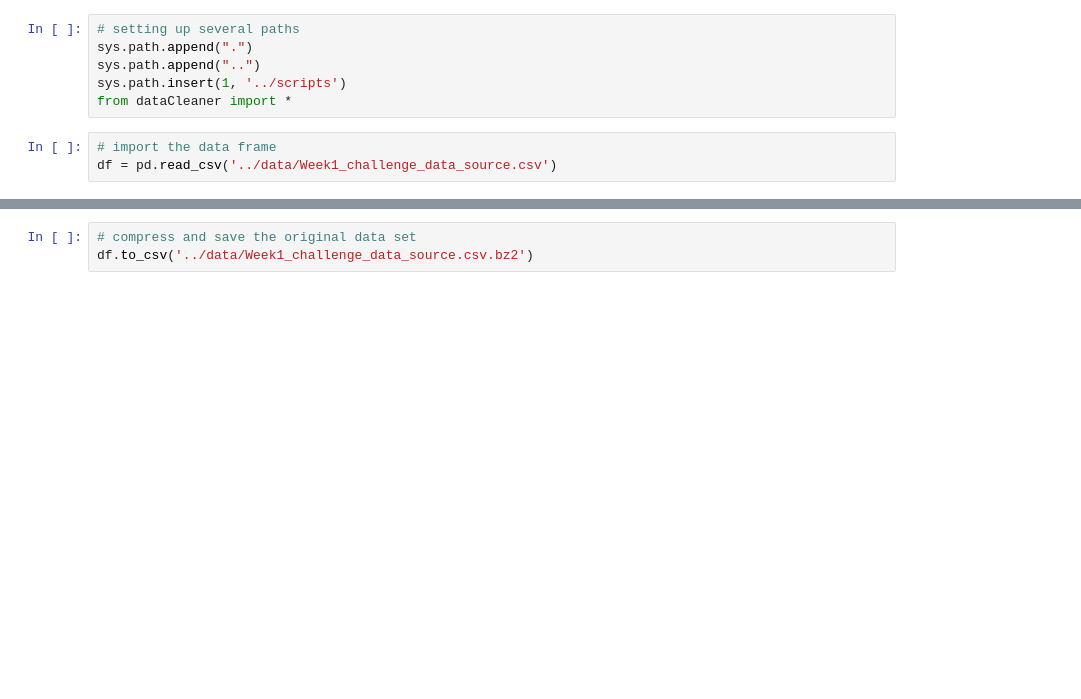
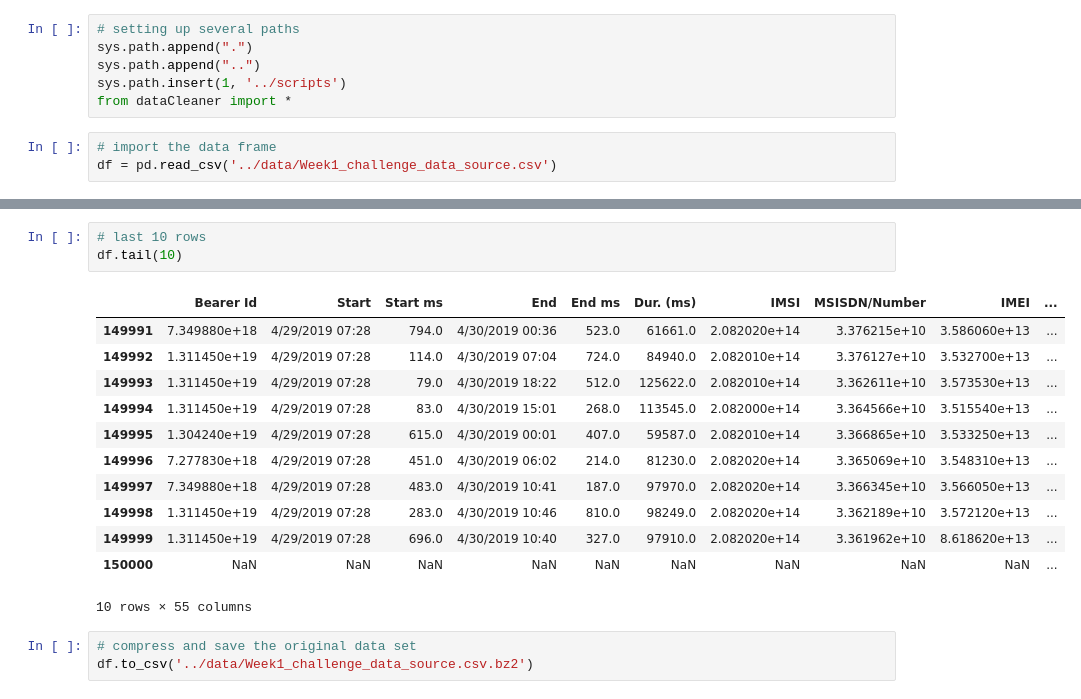
Before and after one commit to Fisseha-Estifanos/Telecom, a Jupyter notebook: notebooks/data_exploration.ipynb, the cells around one changed output, grey strips where cells are left out. Saved outputs shown, nothing was run; the diff lists cells and outputs as text; blank space fills up the shorter version.

```diff
--- a/notebooks/data_exploration.ipynb
+++ b/notebooks/data_exploration.ipynb
@@ -26,3 +31,19 @@ df.head()
+# %%
+# last 10 rows
+df.tail(10)
+# %% [output]
+|  | Bearer Id | Start | Start ms | End | End ms | Dur. (ms) | IMSI | MSISDN/Number | IMEI | ... |
+| 149991 | 7.349880e+18 | 4/29/2019 07:28 | 794.0 | 4/30/2019 00:36 | 523.0 | 61661.0 | 2.082020e+14 | 3.376215e+10 | 3.586060e+13 | ... |
+| 149992 | 1.311450e+19 | 4/29/2019 07:28 | 114.0 | 4/30/2019 07:04 | 724.0 | 84940.0 | 2.082010e+14 | 3.376127e+10 | 3.532700e+13 | ... |
+| 149993 | 1.311450e+19 | 4/29/2019 07:28 | 79.0 | 4/30/2019 18:22 | 512.0 | 125622.0 | 2.082010e+14 | 3.362611e+10 | 3.573530e+13 | ... |
+| 149994 | 1.311450e+19 | 4/29/2019 07:28 | 83.0 | 4/30/2019 15:01 | 268.0 | 113545.0 | 2.082000e+14 | 3.364566e+10 | 3.515540e+13 | ... |
+| 149995 | 1.304240e+19 | 4/29/2019 07:28 | 615.0 | 4/30/2019 00:01 | 407.0 | 59587.0 | 2.082010e+14 | 3.366865e+10 | 3.533250e+13 | ... |
+| 149996 | 7.277830e+18 | 4/29/2019 07:28 | 451.0 | 4/30/2019 06:02 | 214.0 | 81230.0 | 2.082020e+14 | 3.365069e+10 | 3.548310e+13 | ... |
+| 149997 | 7.349880e+18 | 4/29/2019 07:28 | 483.0 | 4/30/2019 10:41 | 187.0 | 97970.0 | 2.082020e+14 | 3.366345e+10 | 3.566050e+13 | ... |
+| 149998 | 1.311450e+19 | 4/29/2019 07:28 | 283.0 | 4/30/2019 10:46 | 810.0 | 98249.0 | 2.082020e+14 | 3.362189e+10 | 3.572120e+13 | ... |
+| 149999 | 1.311450e+19 | 4/29/2019 07:28 | 696.0 | 4/30/2019 10:40 | 327.0 | 97910.0 | 2.082020e+14 | 3.361962e+10 | 8.618620e+13 | ... |
+| 150000 | NaN | NaN | NaN | NaN | NaN | NaN | NaN | NaN | NaN | ... |
+10 rows × 55 columns
 # %%
 # compress and save the original data set
 df.to_csv('../data/Week1_challenge_data_source.csv.bz2')
```
Also changed, not shown: parts of 8 cells of this notebook.
